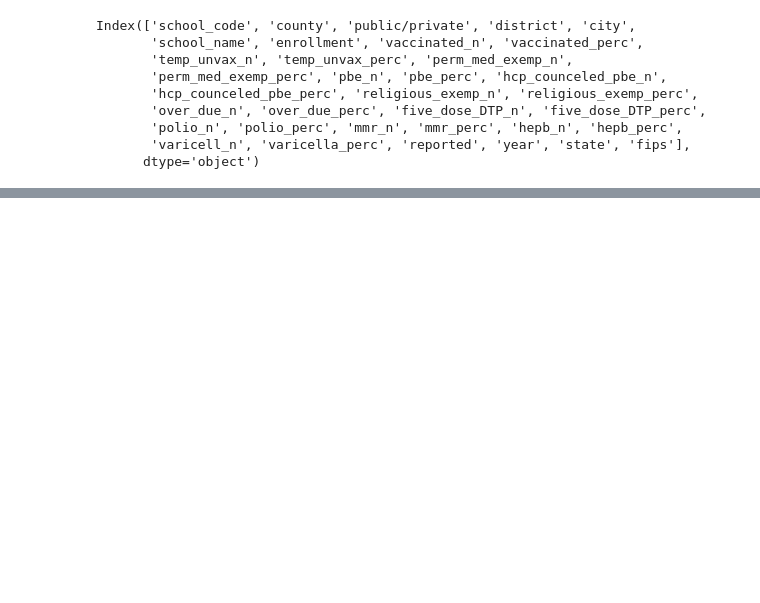
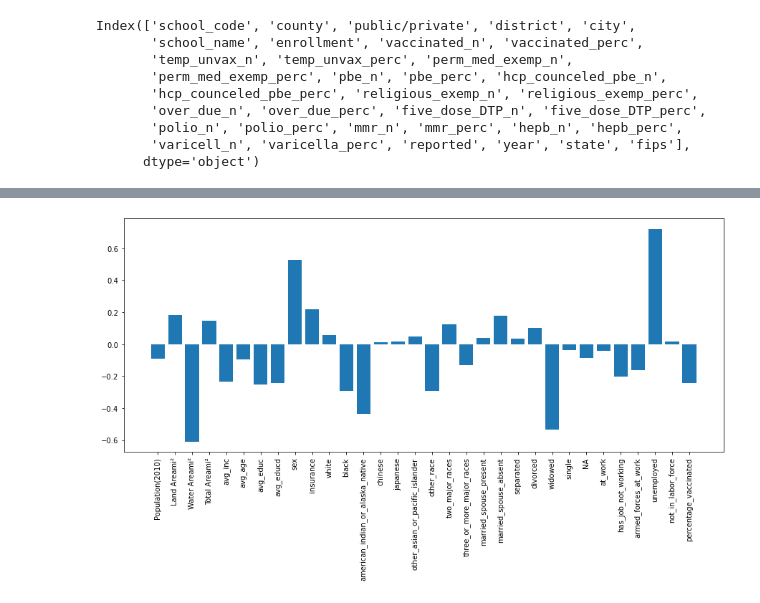
Before and after one commit to john-c-simmons/pres_election, a Jupyter notebook: notebooks/jc/ca_preprocessing.ipynb, the cells around one changed output, grey strips where cells are left out. Saved outputs shown, nothing was run; the diff lists cells and outputs as text; code cells hidden in the pictures; blank space fills up the shorter version.

```diff
--- a/notebooks/jc/ca_preprocessing.ipynb
+++ b/notebooks/jc/ca_preprocessing.ipynb
@@ -98,0 +202,19 @@ ca_list
+# %%
+# Instantiate LogisticRegression
+logreg = LogisticRegression(solver='liblinear')
+# %%
+def modeling_function(model, X_train, y_train, X_val, y_val):
+
+    # fit model on training data
+    model.fit(X_train, y_train)
+
+    # make predictions on training and validation data
+    train_preds = model.predict(X_train)
+    val_preds = model.predict(X_val)
+
+    # Print accuracy score
+    print('Training accuracy: ', accuracy_score(y_train, train_preds))
+    print('Validation accuracy: ', accuracy_score(y_val, val_preds))
+
+    # return fitted model
+    return model
@@ -98,0 +248,6 @@ ca_list
+# %%
+plt.figure(figsize=(15,6))
+plt.bar(X.columns, model1.coef_[0])
+plt.xticks(rotation=90);
+# %% [output]
+[figure, added]
```
Also changed, not shown: parts of 39 cells of this notebook, 36 other files.
